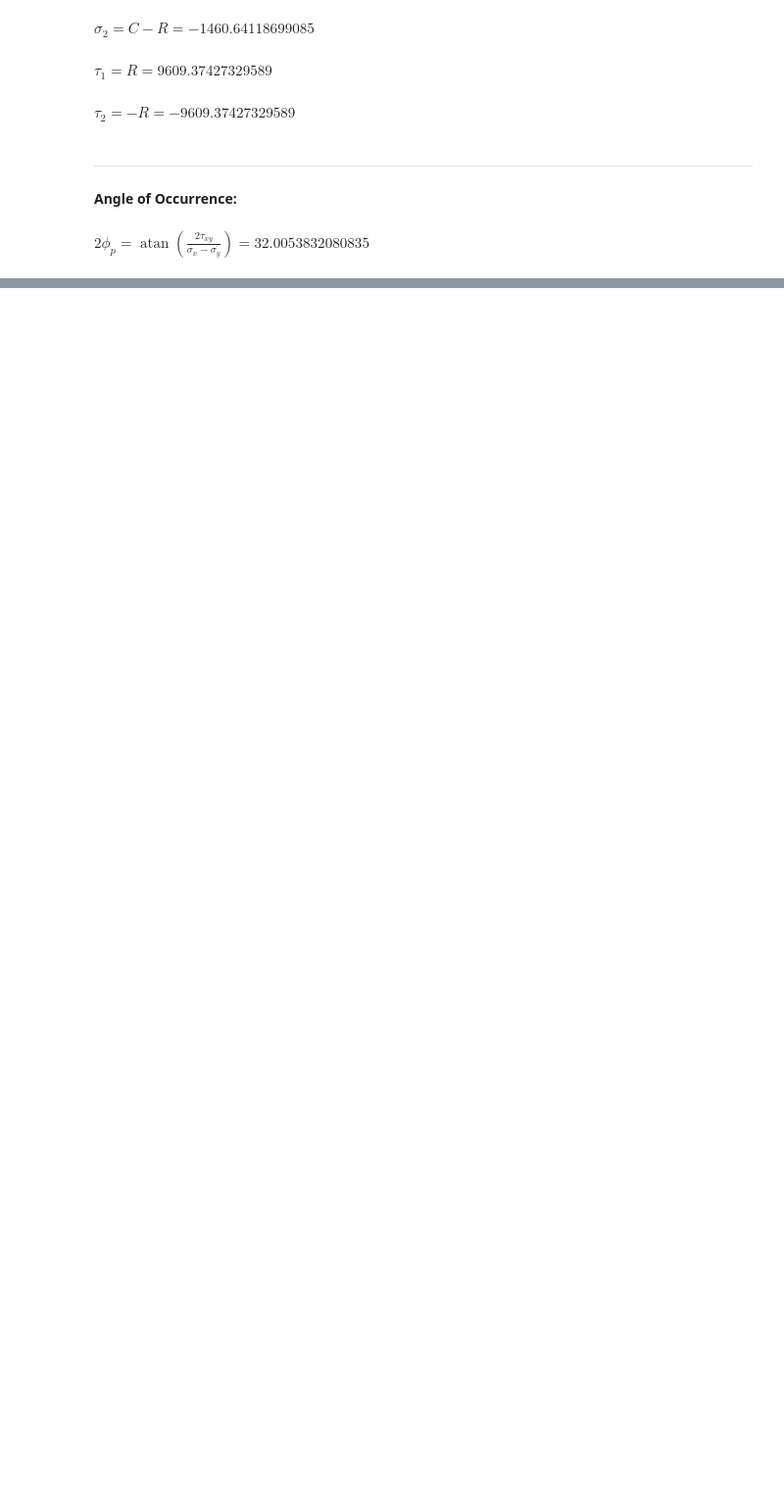
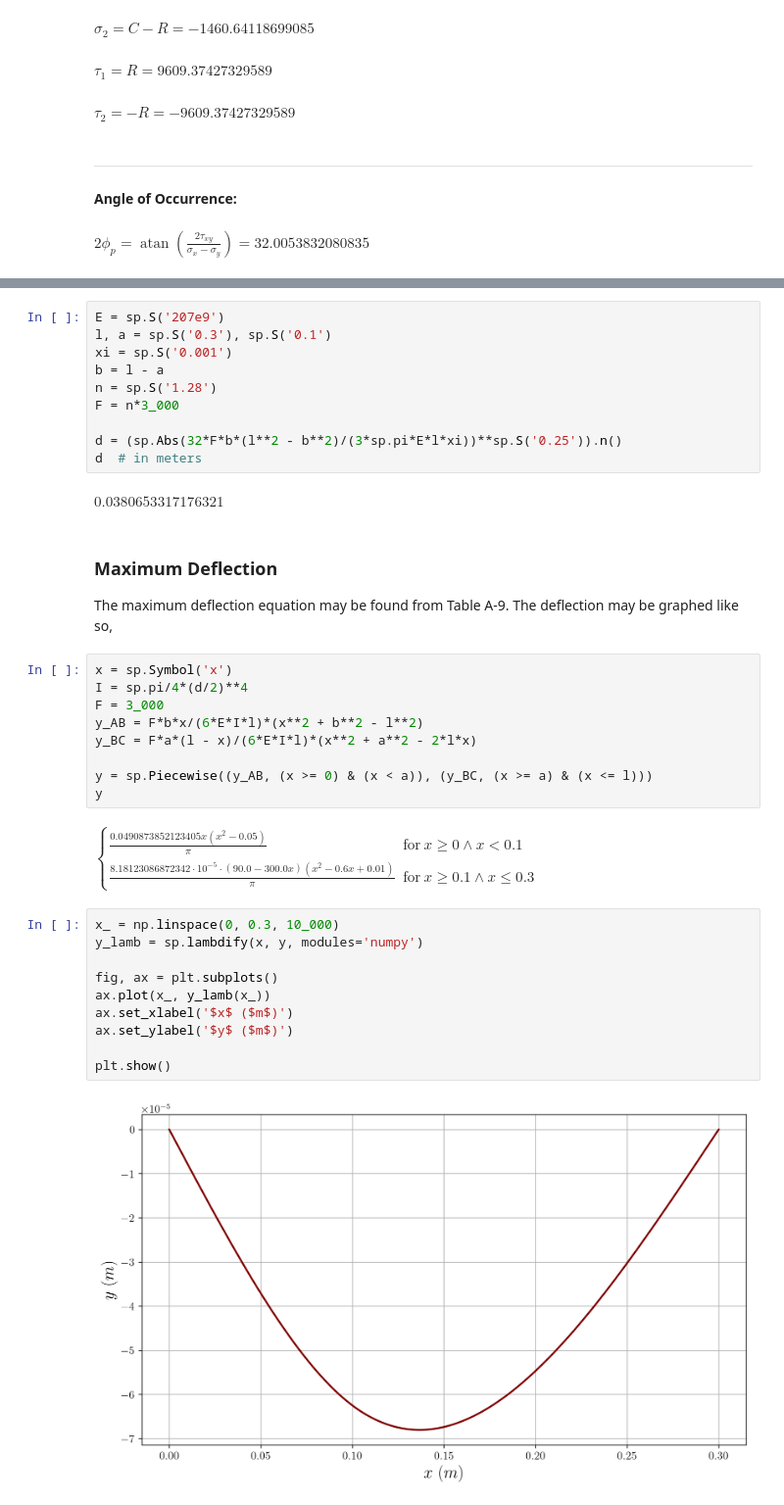
Before and after one commit to gabemorris12/Homework, a Jupyter notebook: Machine Design Test 1.ipynb, the cells around one changed output, grey strips where cells are left out. Shown: that part at 98% size. Drawn from its saved outputs; the diff is of its cells as text; blank space fills up the shorter version.

```diff
--- a/Machine Design Test 1.ipynb
+++ b/Machine Design Test 1.ipynb
@@ -446,0 +474,38 @@ $\displaystyle 2 \phi_{p} = \operatorname{atan}{\left(\frac{2 \tau_{xy}}{\sigma_
+# %%
+E = sp.S('207e9')
+l, a = sp.S('0.3'), sp.S('0.1')
+xi = sp.S('0.001')
+b = l - a
+n = sp.S('1.28')
+F = n*3_000
+
+d = (sp.Abs(32*F*b*(l**2 - b**2)/(3*sp.pi*E*l*xi))**sp.S('0.25')).n()
+d  # in meters
+# %% [output]
+$\displaystyle 0.0380653317176321$
+# %% [markdown]
+### Maximum Deflection
+The maximum deflection equation may be found from Table A-9. The deflection may be graphed like so,
+# %%
+x = sp.Symbol('x')
+I = sp.pi/4*(d/2)**4
+F = 3_000
+y_AB = F*b*x/(6*E*I*l)*(x**2 + b**2 - l**2)
+y_BC = F*a*(l - x)/(6*E*I*l)*(x**2 + a**2 - 2*l*x)
+
+y = sp.Piecewise((y_AB, (x >= 0) & (x < a)), (y_BC, (x >= a) & (x <= l)))
+y
+# %% [output]
+$\displaystyle \begin{cases} \frac{0.0490873852123405 x \left(x^{2} - 0.05\right)}{\pi} & \text{for}\: x \geq 0 \wedge x < 0.1 \\\frac{8.18123086872342 \cdot 10^{-5} \cdot \left(90.0 - 300.0 x\right) \left(x^{2} - 0.6 x + 0.01\right)}{\pi} & \text{for}\: x \geq 0.1 \wedge x \leq 0.3 \end{cases}$
+# %%
+x_ = np.linspace(0, 0.3, 10_000)
+y_lamb = sp.lambdify(x, y, modules='numpy')
+
+fig, ax = plt.subplots()
+ax.plot(x_, y_lamb(x_))
+ax.set_xlabel('$x$ ($m$)')
+ax.set_ylabel('$y$ ($m$)')
+
+plt.show()
+# %% [output]
+[figure, added]
```
Also changed, not shown: parts of 11 cells of this notebook, 2 other files.
